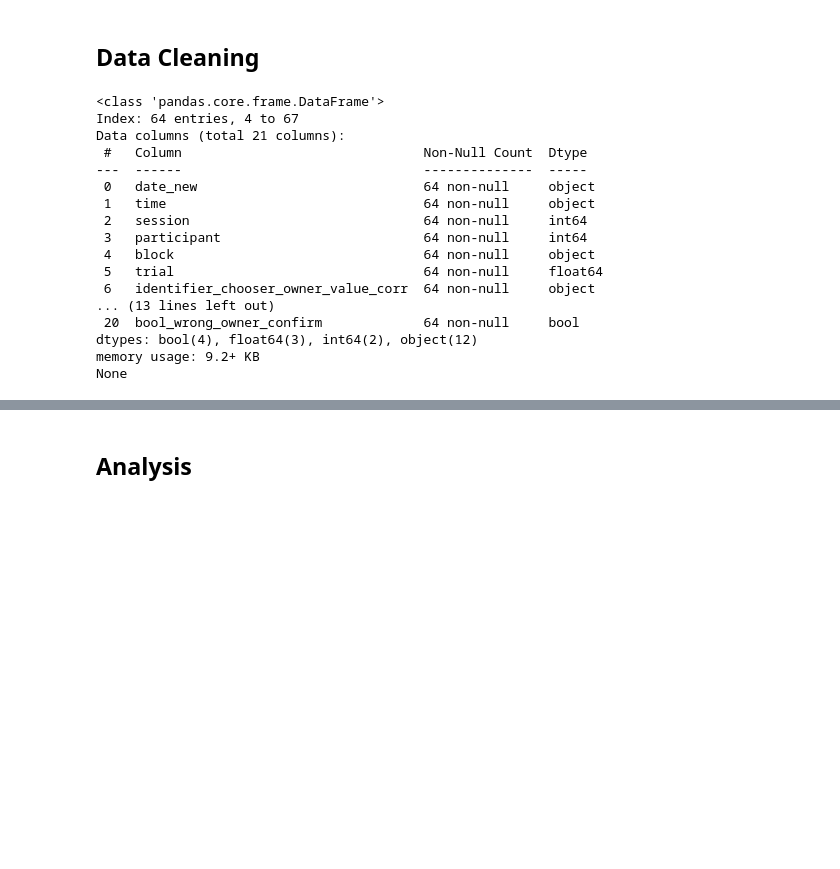
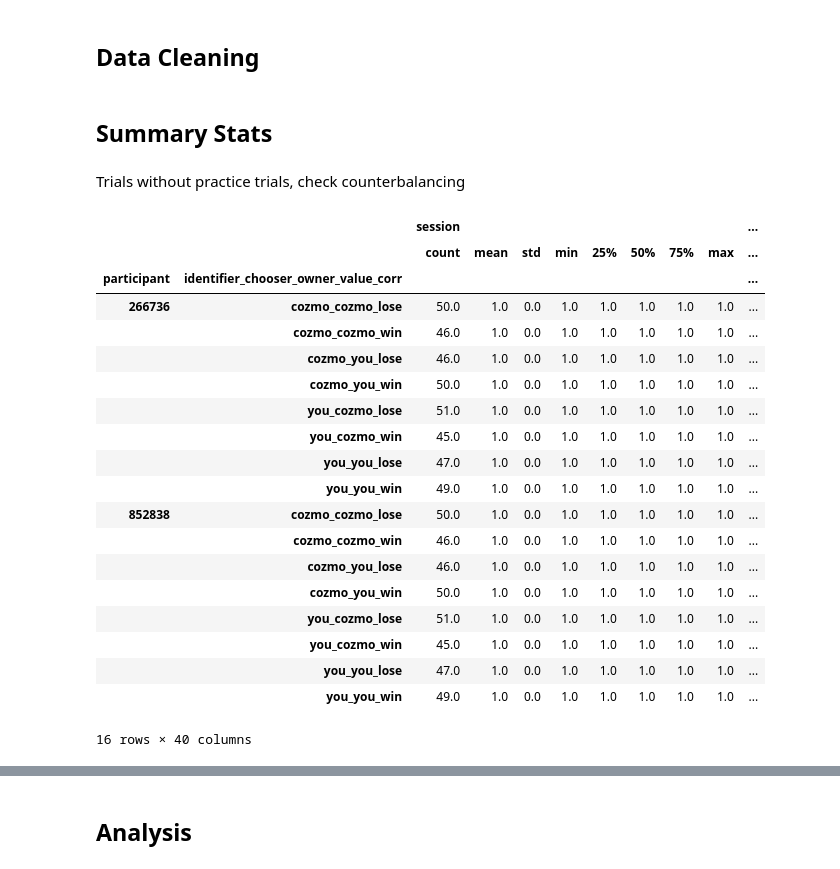
Before and after one commit to anjaghub/master_thesis, a Jupyter notebook: analysis.ipynb, the cells around one changed output, grey strips where cells are left out. Drawn from its saved outputs; the diff is of its cells as text; code cells hidden in the pictures; blank space fills up the shorter version.

Commit message:
summary stats

```diff
--- a/analysis.ipynb
+++ b/analysis.ipynb
@@ -180,20 +26,0 @@ data_df = merged_df[(merged_df['bool_slow_color_choice_or_confirm'] == False) &
-# %%
-print(merged_df.info())
-# %% [output]
-<class 'pandas.core.frame.DataFrame'>
-Index: 64 entries, 4 to 67
-Data columns (total 21 columns):
- #   Column                               Non-Null Count  Dtype
----  ------                               --------------  -----
- 0   date_new                             64 non-null     object
- 1   time                                 64 non-null     object
- 2   session                              64 non-null     int64
- 3   participant                          64 non-null     int64
- 4   block                                64 non-null     object
- 5   trial                                64 non-null     float64
- 6   identifier_chooser_owner_value_corr  64 non-null     object
-... (13 lines left out)
- 20  bool_wrong_owner_confirm             64 non-null     bool
-dtypes: bool(4), float64(3), int64(2), object(12)
-memory usage: 9.2+ KB
-None
@@ -199,0 +31,28 @@ None
+# %% [markdown]
+## Summary Stats
+# %% [markdown]
+Trials without practice trials, check counterbalancing
+# %%
+# Identifier condition
+data.groupby(['participant','identifier_chooser_owner_value_corr']).describe()
+# %% [output]
+|  |  | session |  |  |  |  |  |  |  | ... |
+|  |  | count | mean | std | min | 25% | 50% | 75% | max | ... |
+| participant | identifier_chooser_owner_value_corr |  |  |  |  |  |  |  |  | ... |
+| 266736 | cozmo_cozmo_lose | 50.0 | 1.0 | 0.0 | 1.0 | 1.0 | 1.0 | 1.0 | 1.0 | ... |
+|  | cozmo_cozmo_win | 46.0 | 1.0 | 0.0 | 1.0 | 1.0 | 1.0 | 1.0 | 1.0 | ... |
+|  | cozmo_you_lose | 46.0 | 1.0 | 0.0 | 1.0 | 1.0 | 1.0 | 1.0 | 1.0 | ... |
+|  | cozmo_you_win | 50.0 | 1.0 | 0.0 | 1.0 | 1.0 | 1.0 | 1.0 | 1.0 | ... |
+|  | you_cozmo_lose | 51.0 | 1.0 | 0.0 | 1.0 | 1.0 | 1.0 | 1.0 | 1.0 | ... |
+|  | you_cozmo_win | 45.0 | 1.0 | 0.0 | 1.0 | 1.0 | 1.0 | 1.0 | 1.0 | ... |
+|  | you_you_lose | 47.0 | 1.0 | 0.0 | 1.0 | 1.0 | 1.0 | 1.0 | 1.0 | ... |
+|  | you_you_win | 49.0 | 1.0 | 0.0 | 1.0 | 1.0 | 1.0 | 1.0 | 1.0 | ... |
+| 852838 | cozmo_cozmo_lose | 50.0 | 1.0 | 0.0 | 1.0 | 1.0 | 1.0 | 1.0 | 1.0 | ... |
+|  | cozmo_cozmo_win | 46.0 | 1.0 | 0.0 | 1.0 | 1.0 | 1.0 | 1.0 | 1.0 | ... |
+|  | cozmo_you_lose | 46.0 | 1.0 | 0.0 | 1.0 | 1.0 | 1.0 | 1.0 | 1.0 | ... |
+|  | cozmo_you_win | 50.0 | 1.0 | 0.0 | 1.0 | 1.0 | 1.0 | 1.0 | 1.0 | ... |
+|  | you_cozmo_lose | 51.0 | 1.0 | 0.0 | 1.0 | 1.0 | 1.0 | 1.0 | 1.0 | ... |
+|  | you_cozmo_win | 45.0 | 1.0 | 0.0 | 1.0 | 1.0 | 1.0 | 1.0 | 1.0 | ... |
+|  | you_you_lose | 47.0 | 1.0 | 0.0 | 1.0 | 1.0 | 1.0 | 1.0 | 1.0 | ... |
+|  | you_you_win | 49.0 | 1.0 | 0.0 | 1.0 | 1.0 | 1.0 | 1.0 | 1.0 | ... |
+16 rows × 40 columns
```
Also changed, not shown: parts of 30 cells of this notebook, 1 other file.
